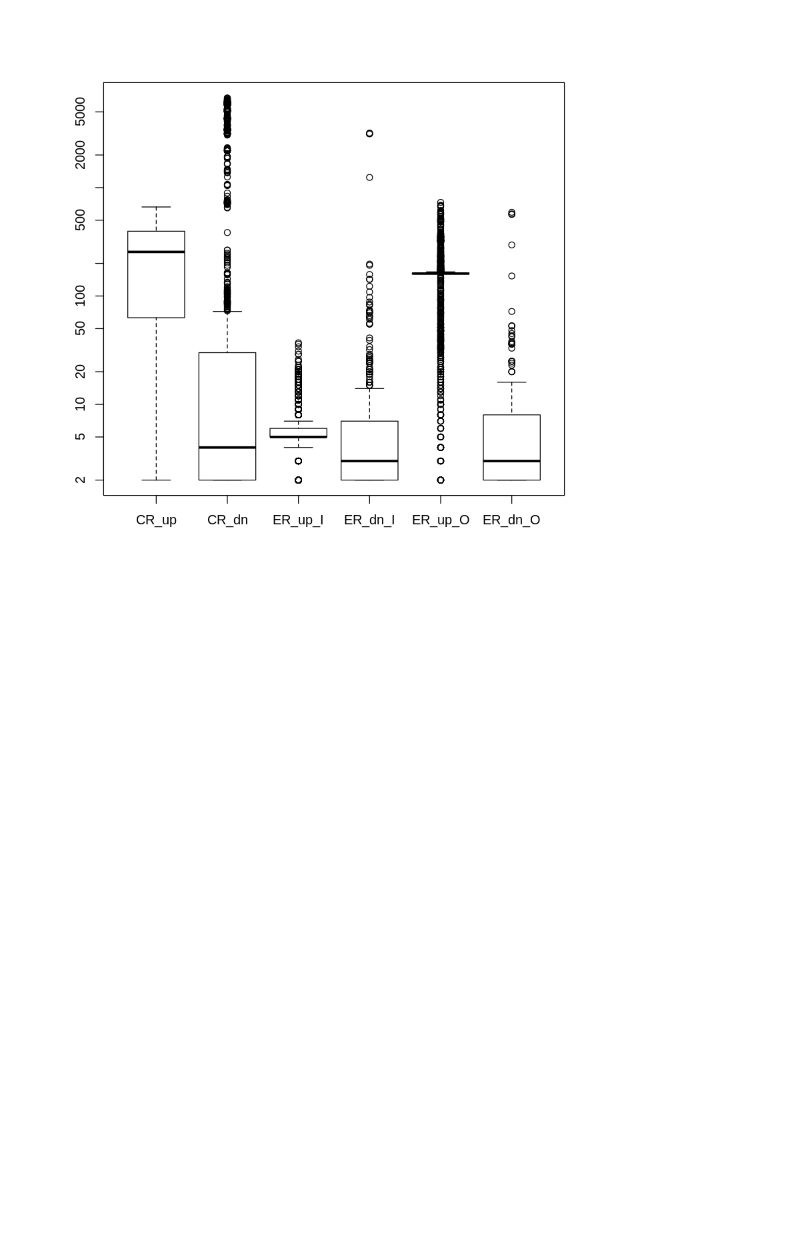
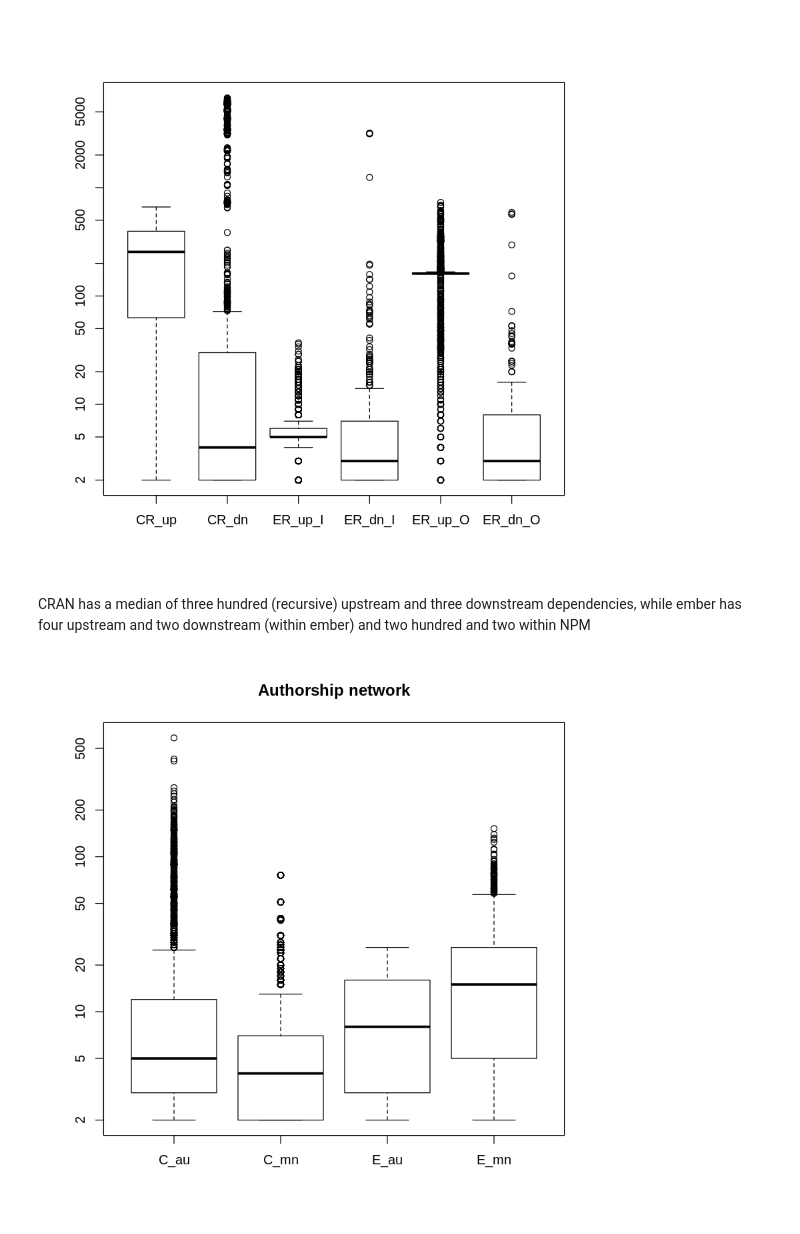
Before and after one commit to ssc-oscar/eco-network, a Jupyter notebook: CRANvsEmber.ipynb, the cells around one changed output. Saved outputs shown, nothing was run; the diff lists cells and outputs as text; code cells hidden in the pictures; blank space fills up the shorter version.

```diff
--- a/CRANvsEmber.ipynb
+++ b/CRANvsEmber.ipynb
@@ -1,37 +0,0 @@
-# %%
-C_di_up = read.csv("R_CRAN_direct_upstream_noV.summary",header = FALSE,sep = ';')
-#summary(C_di_up)
-C_di_down = read.csv("R_CRAN_downstream_direct_noV.summary",header = FALSE,sep = ';')
-#summary(C_di_down)
-C_re_up = read.csv("R_CRAN_upstream_recurs_noV.summary",header = FALSE,sep = ';')
-#summary(C_re_up)
-C_re_down = read.csv("R_CRAN_downstream_recurs_noV.summary",header = FALSE,sep = ';')
-E_di_up = read.csv("direct_upstream.summary",header = FALSE,sep = ';')
-#summary(E_di_up)
-E_di_up_In = read.csv("direct_upstream.In.summary",header = FALSE,sep = ';')
-#summary(E_di_up_In)
-E_di_up_Out = read.csv("direct_upstream.Out.summary",header = FALSE,sep = ';')
-#summary(E_di_up_Out)
-
-E_di_down = read.csv("direct_downstream.summary",header = FALSE,sep = ';')
-#summary(E_di_down)
-E_di_down_In = read.csv("direct_downstream.In.summary",header = FALSE,sep = ';')
-#summary(E_di_down_In)
-E_di_down_Out = read.csv("direct_downstream.Out.summary",header = FALSE,sep = ';')
-#summary(E_di_down_Out)
-
-E_re_up = read.csv("recursive_upstreams.summary",header = FALSE,sep = ';')
-#summary(E_re_up)
-E_re_up_In = read.csv("recursive_upstreams.In.summary",header = FALSE,sep = ';')
-#summary(E_re_up_In)
-E_re_up_Out = read.csv("recursive_upstreams.Out.summary",header = FALSE,sep = ';')
-#summary(E_re_up_Out)
-
-E_re_down = read.csv("recursive_downstreams.summary",header = FALSE,sep = ';')
-#summary(E_re_down)
-E_re_down_In = read.csv("recursive_downstreams.In.summary",header = FALSE,sep = ';')
-#summary(E_re_down_In)
-E_re_down_Out = read.csv("recursive_downstreams.Out.summary",header = FALSE,sep = ';')
-E_au_net = read.csv("ECOpackage2otherpackagesThuau.summary",header = FALSE,sep = ';')
-#summary(E_au_net)
-E_ma_net = read.csv("ECOpackage2otherpackagesThuma.summary",header = FALSE,sep = ';')
@@ -63,0 +57,12 @@ two hundred and two within NPM
+# %% [markdown]
+CRAN has a median of three hundred (recursive) upstream and three downstream dependencies,
+while ember has four upstream and two downstream (within ember) and
+two hundred and two within NPM
+# %%
+#box plot authorship network
+
+boxplot(C_au_net[,2]+1,C_ma_net[,2]+1,E_au_net[,2]+1,E_ma_net[,2]+1,
+        names = c('C_au','C_mn','E_au','E_mn'),
+        main='Authorship network', log="y")
+# %% [output]
+[figure, added]
```
Also changed, not shown: parts of 3 cells of this notebook.
